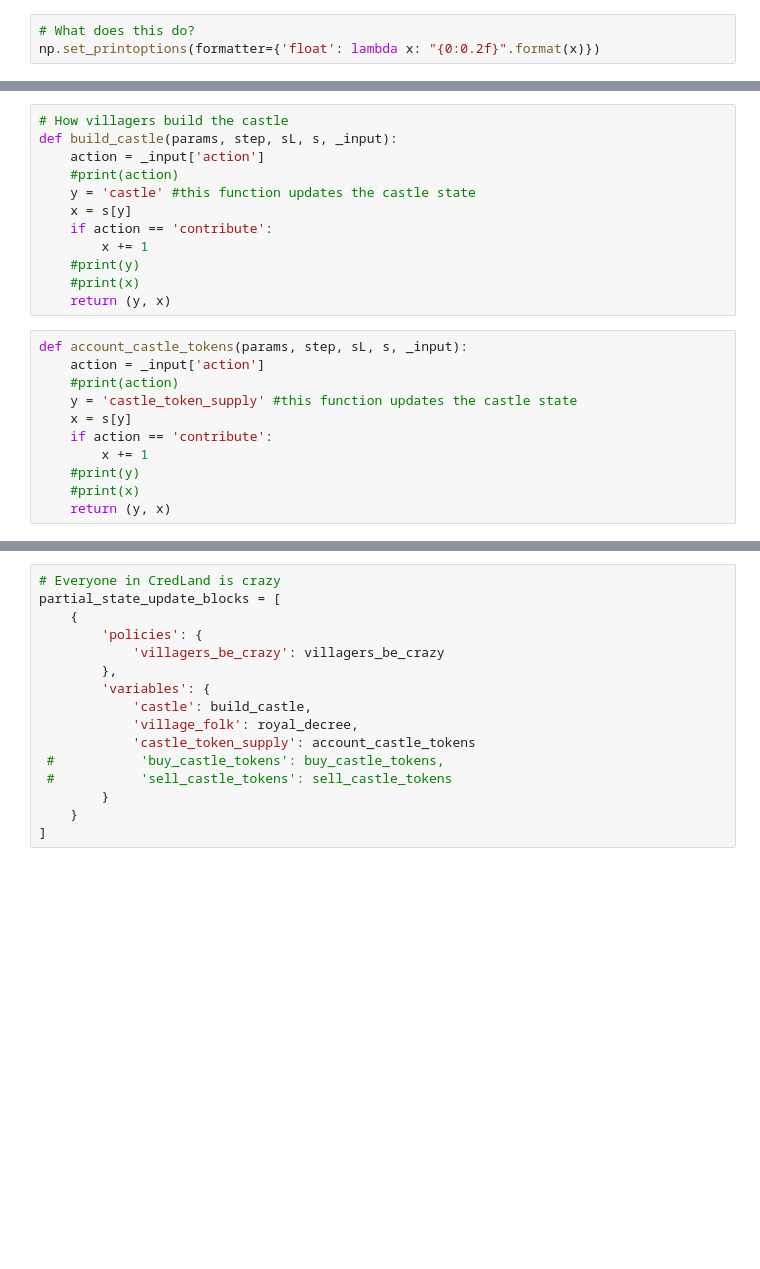
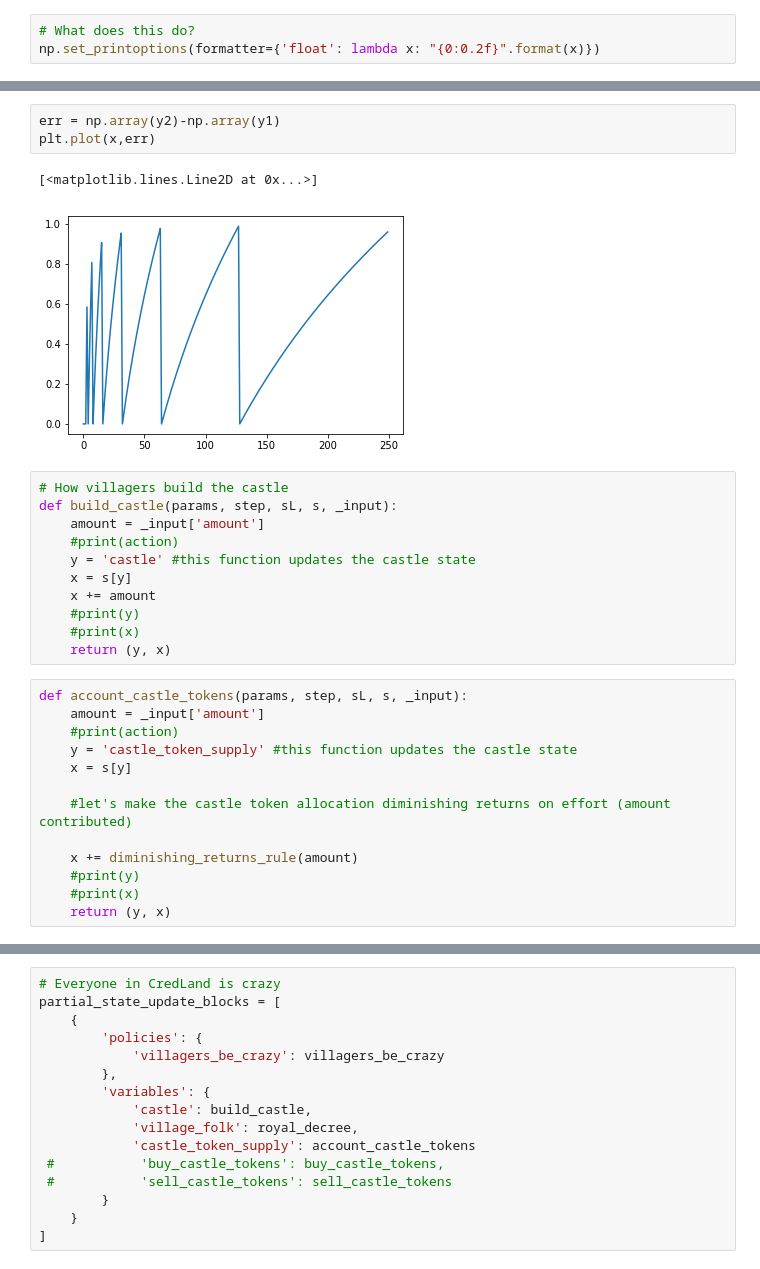
Before and after one commit to santteegt/credcastle, a Jupyter notebook: cred-castle-cadcad-simple.ipynb, the cells around one changed output, grey strips where cells are left out. Saved outputs shown, nothing was run; the diff lists cells and outputs as text; blank space fills up the shorter version.

Commit message:
Update cred-castle-cadcad-simple.ipynb
its works and there are pretty pictures

```diff
--- a/cred-castle-cadcad-simple.ipynb
+++ b/cred-castle-cadcad-simple.ipynb
@@ -63,23 +86,30 @@ def villagers_be_crazy(params, step, sL, s):
+# %%
+err = np.array(y2)-np.array(y1)
+plt.plot(x,err)
+# %% [output]
+[<matplotlib.lines.Line2D at 0x...>]
+[figure, added]
 # %%
 # How villagers build the castle
 def build_castle(params, step, sL, s, _input):
-    action = _input['action']
+    amount = _input['amount']
     #print(action)
     y = 'castle' #this function updates the castle state
     x = s[y]
-    if action == 'contribute':
-        x += 1
+    x += amount
     #print(y)
     #print(x)
     return (y, x)
 # %%
 def account_castle_tokens(params, step, sL, s, _input):
-    action = _input['action']
+    amount = _input['amount']
     #print(action)
     y = 'castle_token_supply' #this function updates the castle state
     x = s[y]
-    if action == 'contribute':
-        x += 1
+
+    #let's make the castle token allocation diminishing returns on effort (amount contributed)
+
+    x += diminishing_returns_rule(amount)
     #print(y)
     #print(x)
     return (y, x)
```
Also changed, not shown: parts of 17 cells of this notebook.
